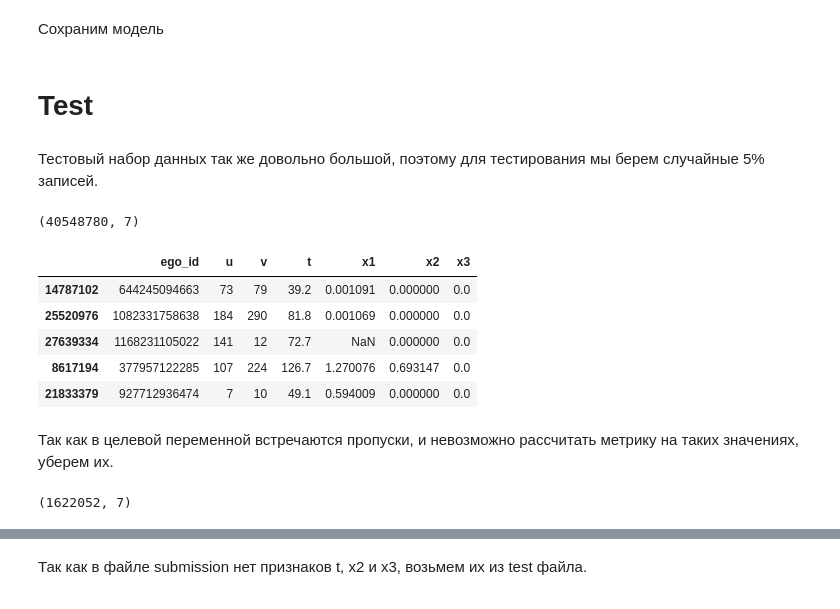
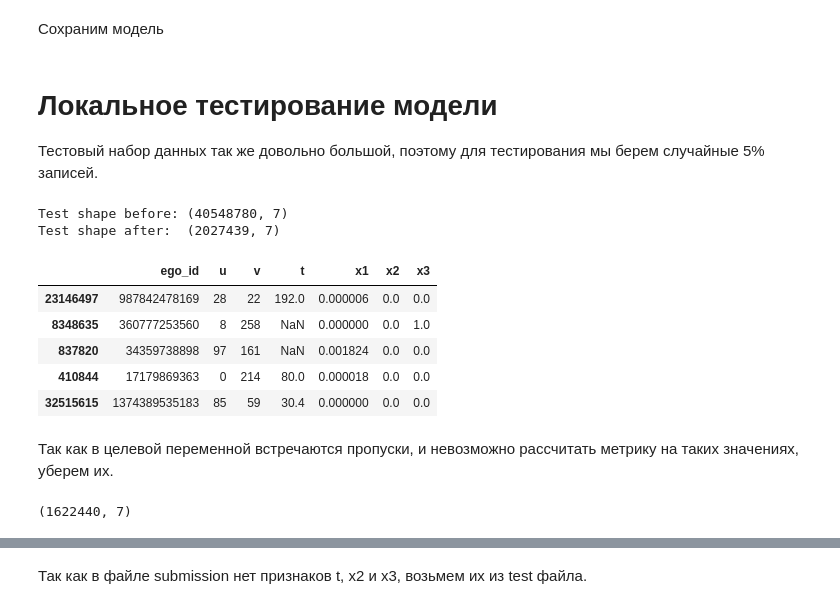
Before and after one commit to c-nemo/Edge-Prediction-on-Social-Network-Graph, a Jupyter notebook: solution.ipynb, the cells around one changed output, grey strips where cells are left out. Drawn from its saved outputs; the diff is of its cells as text; code cells hidden in the pictures.

```diff
--- a/solution.ipynb
+++ b/solution.ipynb
@@ -1,13 +1,18 @@
 # %%
-from collections import defaultdict
+from typing import Tuple
 import pickle as pk
 
 import numpy as np
 import pandas as pd
 from tqdm.auto import tqdm
 
-from catboost import CatBoostRegressor, Pool, cv
+from catboost import CatBoostRegressor
 from sklearn.metrics import mean_squared_error
 
 from warnings import filterwarnings
 filterwarnings('ignore')
+
+TRAIN_PATH = '/kaggle/input/vkgraphwithattrs/train_dataset_VK/train.csv'
+ATTR_PATH = '/kaggle/input/vkgraphwithattrs/attr.csv'
+TEST_PATH = '/kaggle/input/vkgraphwithattrs/train_dataset_VK/test.csv'
+SUBMISSION_PATH = '/kaggle/input/vkgraphwithattrs/train_dataset_VK/submission.csv'
@@ -207,23 +176,26 @@ pd.DataFrame({
 # Save model
 with open('/kaggle/working/model9.pk', 'wb+') as f:
     pk.dump(model, f)
-# %% [markdown]
-# Test
 # %% [markdown]
+# Локальное тестирование модели
+
 Тестовый набор данных так же довольно большой, поэтому для тестирования мы берем случайные 5% записей.
 # %%
-test = pd.read_csv('/kaggle/input/vkgraphwithattrs/train_dataset_VK/test.csv')
-print(test.shape)
+test = pd.read_csv(TEST_PATH)
+print('Test shape before:', test.shape)
+# Take only 5% rows from test set
 test = test.sample(frac=0.05)
+print('Test shape after: ', test.shape)
 test.head()
 # %% [output]
-(40548780, 7)
+Test shape before: (40548780, 7)
+Test shape after:  (2027439, 7)
 |  | ego_id | u | v | t | x1 | x2 | x3 |
-| 14787102 | 644245094663 | 73 | 79 | 39.2 | 0.001091 | 0.000000 | 0.0 |
-| 25520976 | 1082331758638 | 184 | 290 | 81.8 | 0.001069 | 0.000000 | 0.0 |
-| 27639334 | 1168231105022 | 141 | 12 | 72.7 | NaN | 0.000000 | 0.0 |
-| 8617194 | 377957122285 | 107 | 224 | 126.7 | 1.270076 | 0.693147 | 0.0 |
-| 21833379 | 927712936474 | 7 | 10 | 49.1 | 0.594009 | 0.000000 | 0.0 |
+| 23146497 | 987842478169 | 28 | 22 | 192.0 | 0.000006 | 0.0 | 0.0 |
+| 8348635 | 360777253560 | 8 | 258 | NaN | 0.000000 | 0.0 | 1.0 |
+| 837820 | 34359738898 | 97 | 161 | NaN | 0.001824 | 0.0 | 0.0 |
+| 410844 | 17179869363 | 0 | 214 | 80.0 | 0.000018 | 0.0 | 0.0 |
+| 32515615 | 1374389535183 | 85 | 59 | 30.4 | 0.000000 | 0.0 | 0.0 |
 # %% [markdown]
 Так как в целевой переменной встречаются пропуски, и невозможно рассчитать метрику на таких значениях, уберем их.
 # %%
@@ -231,4 +203,4 @@ test.head()
 test = test.dropna(subset=['x1'])
 test.shape
 # %% [output]
-(1622052, 7)
+(1622440, 7)
```
Also changed, not shown: parts of 45 cells of this notebook.
